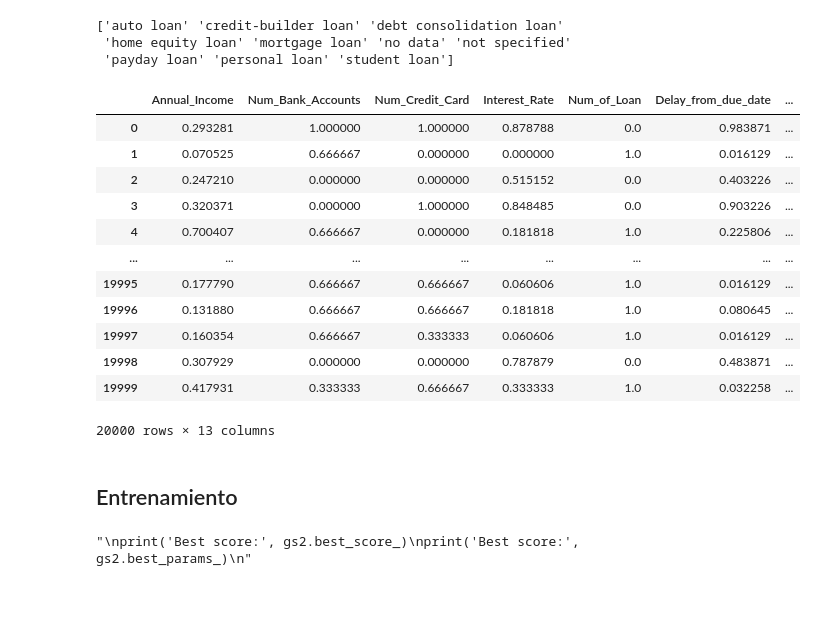
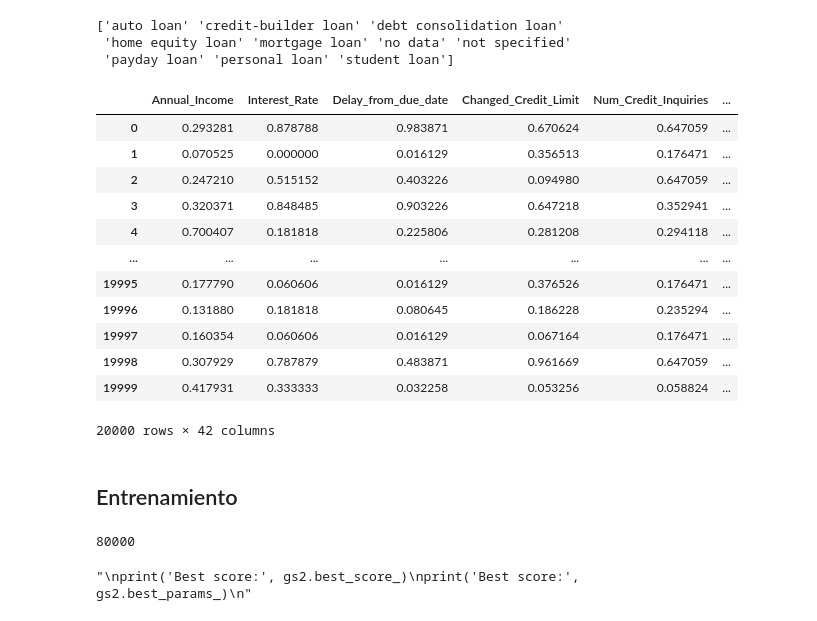
Before and after one commit to Kekon130/ML_Practica2, a Jupyter notebook: Práctica_2.ipynb, the cells around one changed output. Cells and saved outputs as stored; diff of their text form; code cells hidden in the pictures.

```diff
--- a/Práctica_2.ipynb
+++ b/Práctica_2.ipynb
@@ -429,7 +429,7 @@ df_train = df_train.drop('Amount_invested_monthly', axis=1)
 df_train = df_train.drop('Monthly_Balance', axis=1)
 df_train = df_train.drop('Monthly_Inhand_Salary', axis=1)
 df_train = df_train.drop('Age', axis=1)
-df_train = df_train.drop('Type_of_Loan', axis=1)
+#df_train = df_train.drop('Type_of_Loan', axis=1)
 df_train = df_train.drop('Outstanding_Debt', axis=1)
 
 
@@ -552,7 +557,7 @@ df_test = df_test.drop('Amount_invested_monthly', axis=1)
 #df_test = df_test.drop('Payment_Behaviour', axis=1)
 df_test = df_test.drop('Monthly_Balance', axis=1)
 df_test = df_test.drop('Monthly_Inhand_Salary', axis=1)
-df_test = df_test.drop('Type_of_Loan', axis=1)
+#df_test = df_test.drop('Type_of_Loan', axis=1)
 df_test = df_test.drop('Age', axis=1)
 df_test = df_test.drop('Outstanding_Debt', axis=1)
 # %%
@@ -617,26 +622,26 @@ df_test["Num_of_Delayed_Payment"] = pd.cut(x=df_test["Num_of_Delayed_Payment"],
 # %%
 oe = OrdinalEncoder()
 
-df_test[['Num_Bank_Accounts', 'Num_Credit_Card', 'Num_of_Loan', 'Num_of_Delayed_Payment', 'Credit_Mix', 'Payment_Behaviour', 'Payment_of_Min_Amount']] = oe.fit_transform(df_test[['Num_Bank_Accounts', 'Num_Credit_Card', 'Num_of_Loan', 'Num_of_Delayed_Payment', 'Credit_Mix', 'Payment_Behaviour', 'Payment_of_Min_Amount']])
-
+#df_test[['Num_Bank_Accounts', 'Num_Credit_Card', 'Num_of_Loan', 'Num_of_Delayed_Payment', 'Credit_Mix', 'Payment_Behaviour', 'Payment_of_Min_Amount']] = oe.fit_transform(df_test[['Num_Bank_Accounts', 'Num_Credit_Card', 'Num_of_Loan', 'Num_of_Delayed_Payment', 'Credit_Mix', 'Payment_Behaviour', 'Payment_of_Min_Amount']])
+df_test = pd.get_dummies(df_test)
 
 df_test = normalize(df_test)
 
 df_test
 # %% [output]
-|  | Annual_Income | Num_Bank_Accounts | Num_Credit_Card | Interest_Rate | Num_of_Loan | Delay_from_due_date | ... |
-| 0 | 0.293281 | 1.000000 | 1.000000 | 0.878788 | 0.0 | 0.983871 | ... |
-| 1 | 0.070525 | 0.666667 | 0.000000 | 0.000000 | 1.0 | 0.016129 | ... |
-| 2 | 0.247210 | 0.000000 | 0.000000 | 0.515152 | 0.0 | 0.403226 | ... |
-| 3 | 0.320371 | 0.000000 | 1.000000 | 0.848485 | 0.0 | 0.903226 | ... |
-| 4 | 0.700407 | 0.666667 | 0.000000 | 0.181818 | 1.0 | 0.225806 | ... |
-| ... | ... | ... | ... | ... | ... | ... | ... |
-| 19995 | 0.177790 | 0.666667 | 0.666667 | 0.060606 | 1.0 | 0.016129 | ... |
-| 19996 | 0.131880 | 0.666667 | 0.666667 | 0.181818 | 1.0 | 0.080645 | ... |
-| 19997 | 0.160354 | 0.666667 | 0.333333 | 0.060606 | 1.0 | 0.016129 | ... |
-| 19998 | 0.307929 | 0.000000 | 0.000000 | 0.787879 | 0.0 | 0.483871 | ... |
-| 19999 | 0.417931 | 0.333333 | 0.666667 | 0.333333 | 1.0 | 0.032258 | ... |
+|  | Annual_Income | Interest_Rate | Delay_from_due_date | Changed_Credit_Limit | Num_Credit_Inquiries | ... |
+| 0 | 0.293281 | 0.878788 | 0.983871 | 0.670624 | 0.647059 | ... |
+| 1 | 0.070525 | 0.000000 | 0.016129 | 0.356513 | 0.176471 | ... |
+| 2 | 0.247210 | 0.515152 | 0.403226 | 0.094980 | 0.647059 | ... |
+| 3 | 0.320371 | 0.848485 | 0.903226 | 0.647218 | 0.352941 | ... |
+| 4 | 0.700407 | 0.181818 | 0.225806 | 0.281208 | 0.294118 | ... |
+| ... | ... | ... | ... | ... | ... | ... |
+| 19995 | 0.177790 | 0.060606 | 0.016129 | 0.376526 | 0.176471 | ... |
+| 19996 | 0.131880 | 0.181818 | 0.080645 | 0.186228 | 0.235294 | ... |
+| 19997 | 0.160354 | 0.060606 | 0.016129 | 0.067164 | 0.176471 | ... |
+| 19998 | 0.307929 | 0.787879 | 0.483871 | 0.961669 | 0.647059 | ... |
+| 19999 | 0.417931 | 0.333333 | 0.032258 | 0.053256 | 0.058824 | ... |
-20000 rows × 13 columns
+20000 rows × 42 columns
 # %% [markdown]
 ## Entrenamiento
 # %%
@@ -650,6 +655,10 @@ for row in credit_score:
   if row == "Good":
     credit_score_ordinal.append(2)
 y = credit_score_ordinal
+# %%
+len(y)
+# %% [output]
+80000
 # %%
 import xgboost
 from sklearn.model_selection import train_test_split
```
Also changed, not shown: parts of 3 cells of this notebook.
